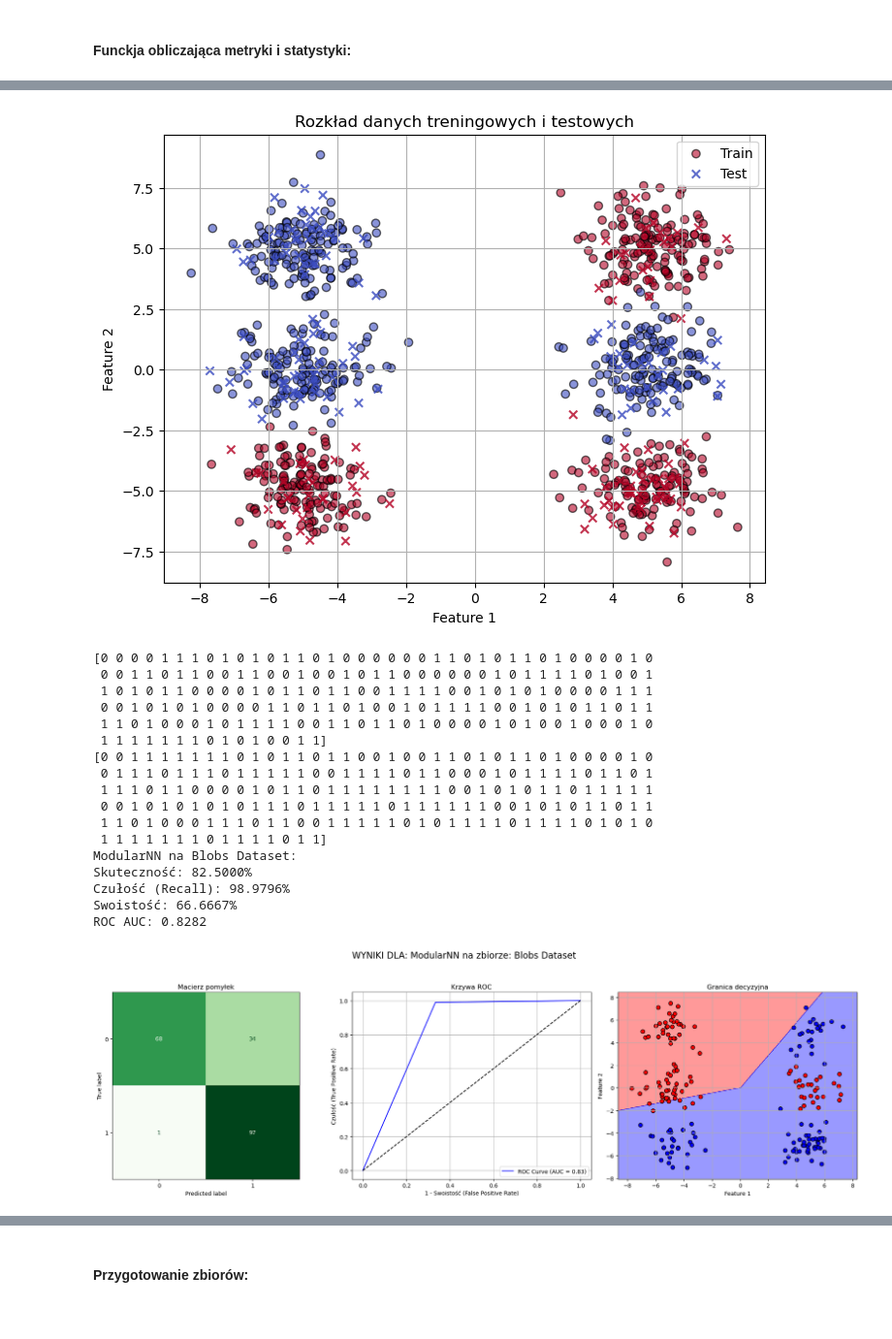
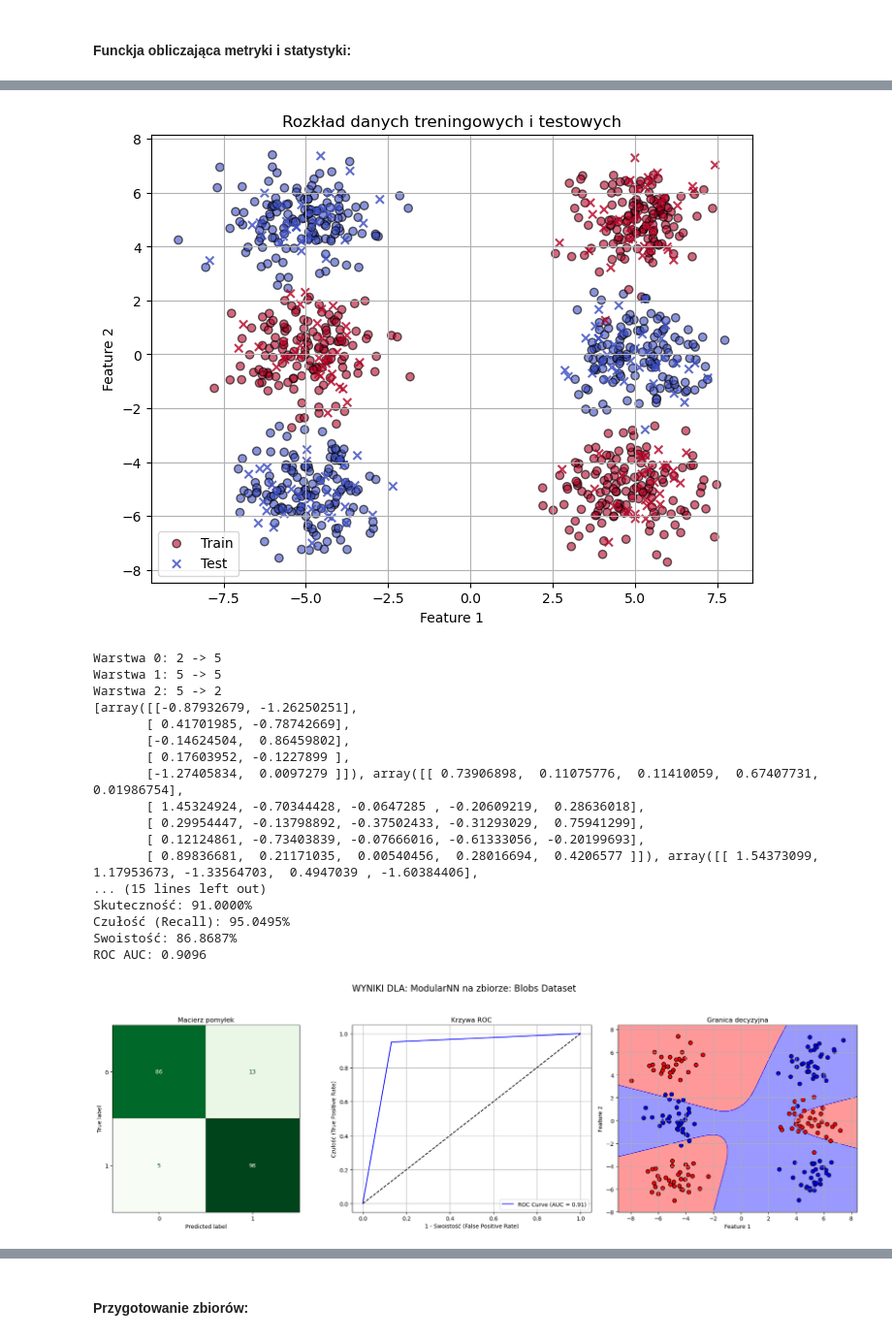
Before and after one commit to Jvsin/ai-studies, a Jupyter notebook: pum2025/LAB8/lab8.ipynb, the cells around one changed output, grey strips where cells are left out. Shown at 97% size. Saved outputs shown, nothing was run; the diff lists cells and outputs as text; code cells hidden in the pictures.

Commit message:
PUM: LAB8: working logistic

```diff
--- a/pum2025/LAB8/lab8.ipynb
+++ b/pum2025/LAB8/lab8.ipynb
@@ -17,10 +17,10 @@ import time
 # %% [markdown]
 #### Funkcja generująca zbiory danych:
 # %%
-def generate_blobs(n_samples, n_features, random_state, split_data=[0, 1]):
+def generate_blobs(n_samples, n_features, random_state, split_data=[0, 2, 4]):
     centers_multi = [
-        (-5, -5), (-5, 0), (-5, 5),
-        (5, -5), (5, 5), (5, 0)
+        (-5, 5), (-5, 0), (-5, -5),
+        (5, 5), (5, 0), (5, -5)
     ]
     X_uni, y_uni = make_blobs(n_samples=n_samples, centers=centers_multi, n_features=n_features, random_state=random_state)
     y_uni = np.where(np.isin(y_uni, split_data), 0, 1)
@@ -96,12 +96,16 @@ class NeuralNetwork:
         self.max_epochs = max_epochs
         self.weights = []
         for i in range(self.n_layers):
-            weight_matrix = np.random.randn(layers_sizes[i + 1], layers_sizes[i]) * np.sqrt(2 / layers_sizes[i+1])
+            print(f"Warstwa {i}: {layers_sizes[i]} -> {layers_sizes[i + 1]}")
+            weight_matrix = np.random.randn(layers_sizes[i + 1], layers_sizes[i]) * np.sqrt(2 / layers_sizes[i + 1])
             self.weights.append(weight_matrix)
-        self.biases = [np.random.rand(1, size) for size in layers_sizes[1:]]
+        self.biases = [np.zeros((1, size)) for size in layers_sizes[1:]]
+
+        print(self.weights)
+        print(self.biases)
 
     def logistic(self, x):
-        return 1 / (1 + np.exp(-np.clip(x, -500, 500)))  # Zapobiega przepełnieniu w exp
+        return 1 / (1 + np.exp(-np.clip(x, -500, 500)))
 
     def logistic_derivative(self, x):
         s = self.logistic(x)
@@ -131,12 +135,11 @@ class NeuralNetwork:
             s = np.dot(activations[-1], self.weights[i].T) + self.biases[i]
             res = self.activate(s)
             activations.append(res)
-        return activations  # Zwraca wszystkie aktywacje
+        return activations
 
     def backward(self, X, y, activations):
         deltas = []
-        # Zakładamy, że y jest w formacie one-hot (n_samples, 2)
-        error = activations[-1] - y  # Błąd na warstwie wyjściowej
+        error = activations[-1] - y
         delta = error * self.activate_derivative(activations[-1])
         deltas.append(delta)
 
@@ -150,8 +153,8 @@ class NeuralNetwork:
 
     def adjust_weights(self, X, activations, deltas):
         for i in range(self.n_layers):
-            self.weights[i] -= self.eta * np.dot(deltas[i].T, activations[i])
-            self.biases[i] -= self.eta * np.sum(deltas[i], axis=0, keepdims=True)
+            self.weights[i] -= self.eta * np.dot(deltas[i].T, activations[i]) / X.shape[0]
+            self.biases[i] -= self.eta * np.sum(deltas[i], axis=0, keepdims=True) / X.shape[0]
 
     def train(self, X, y):
         y = np.eye(self.weights[-1].shape[0])[y]
@@ -160,53 +163,53 @@ class NeuralNetwork:
             deltas = self.backward(X, y, activations)
             self.adjust_weights(X, activations, deltas)
 
-            # if epoch % 100 == 0:
-            #     loss = np.mean((activations[-1] - y) ** 2)
-            #     print(f"Epoka {epoch}, Strata: {loss:.4f}")
-
     def predict(self, X):
         activations = self.forward(X)
         # Zwraca indeks neuronu z największą wartością (0 lub 1)
         return np.argmax(activations[-1], axis=1)
 # %%
-X, y = generate_blobs(n_samples=1000, n_features=2, random_state=42, split_data=[0, 1, 4])
-X_train, X_test, y_train, y_test = train_test_split(X, y, test_size=0.2, random_state=42)
+from sklearn.preprocessing import MinMaxScaler
+
+X, y = generate_blobs(n_samples=1000, n_features=2, random_state=259195, split_data=[0, 2, 4])
+# scaler = MinMaxScaler()
+# X = scaler.fit_transform(X)
+X_train, X_test, y_train, y_test = train_test_split(X, y, test_size=0.2, random_state=259195)
 
 plt.figure(figsize=(8, 6))
 plt.scatter(X_train[:, 0], X_train[:, 1], c=y_train, cmap='coolwarm', label='Train', alpha=0.6, edgecolor='k')
 plt.scatter(X_test[:, 0], X_test[:, 1], c=y_test, cmap='coolwarm', marker='x', label='Test', alpha=0.8)
 plt.title('Rozkład danych treningowych i testowych')
 plt.xlabel('Feature 1')
 plt.ylabel('Feature 2')
 plt.legend()
 plt.grid(True)
 plt.show()
 
 for i in range(1):
-    nn = NeuralNetwork(layers_sizes=[2, 5, 5, 2], act_fun='logistic', eta=0.01, max_epochs=1000)
+    nn = NeuralNetwork(layers_sizes=[2, 5, 5, 2], act_fun='logistic', eta=0.1, max_epochs=5000)
     nn.train(X_train, y_train)
     y_pred = nn.predict(X_test)
 print(y_test)
 print(y_pred)
 acc, sensitivity, specificity, roc_auc = evaluate_classifier(
 y_test, y_pred, X_test, y_test, nn, "ModularNN", "Blobs Dataset", labels=[0, 1], decision_plot=True)
 # %% [output]
-[figure, old version]
+[figure, new version]
-[0 0 0 0 1 1 1 0 1 0 1 0 1 1 0 1 0 0 0 0 0 0 1 1 0 1 0 1 1 0 1 0 0 0 0 1 0
- 0 0 1 1 0 1 1 0 0 1 1 0 0 1 0 0 1 0 1 1 0 0 0 0 0 0 1 0 1 1 1 1 0 1 0 0 1
- 1 0 1 0 1 1 0 0 0 0 1 0 1 1 0 1 1 0 0 1 1 1 1 0 0 1 0 1 0 1 0 0 0 0 1 1 1
- 0 0 1 0 1 0 1 0 0 0 0 1 1 0 1 1 0 1 0 0 1 0 1 1 1 1 0 0 1 0 1 0 1 1 0 1 1
- 1 1 0 1 0 0 0 1 0 1 1 1 1 0 0 1 1 0 1 1 0 1 0 0 0 0 1 0 1 0 0 1 0 0 0 1 0
- 1 1 1 1 1 1 1 0 1 0 1 0 0 1 1]
-[0 0 1 1 1 1 1 1 1 0 1 0 1 1 0 1 1 0 0 1 0 0 1 1 0 1 0 1 1 0 1 0 0 0 0 1 0
- 0 1 1 1 0 1 1 1 0 1 1 1 1 1 0 0 1 1 1 1 0 1 1 0 0 0 1 0 1 1 1 1 0 1 1 0 1
- 1 1 1 0 1 1 0 0 0 0 1 0 1 1 0 1 1 1 1 1 1 1 1 0 0 1 0 1 0 1 1 0 1 1 1 1 1
- 0 0 1 0 1 0 1 0 1 0 1 1 1 0 1 1 1 1 1 0 1 1 1 1 1 1 0 0 1 0 1 0 1 1 0 1 1
- 1 1 0 1 0 0 0 1 1 1 0 1 1 0 0 1 1 1 1 1 0 1 0 1 1 1 1 0 1 1 1 1 0 1 0 1 0
- 1 1 1 1 1 1 1 0 1 1 1 1 0 1 1]
-ModularNN na Blobs Dataset:
-Skuteczność: 82.5000%
-Czułość (Recall): 98.9796%
-Swoistość: 66.6667%
-ROC AUC: 0.8282
+Warstwa 0: 2 -> 5
+Warstwa 1: 5 -> 5
+Warstwa 2: 5 -> 2
+[array([[-0.87932679, -1.26250251],
+       [ 0.41701985, -0.78742669],
+       [-0.14624504,  0.86459802],
+       [ 0.17603952, -0.1227899 ],
+       [-1.27405834,  0.0097279 ]]), array([[ 0.73906898,  0.11075776,  0.11410059,  0.67407731,  0.01986754],
+       [ 1.45324924, -0.70344428, -0.0647285 , -0.20609219,  0.28636018],
+       [ 0.29954447, -0.13798892, -0.37502433, -0.31293029,  0.75941299],
+       [ 0.12124861, -0.73403839, -0.07666016, -0.61333056, -0.20199693],
+       [ 0.89836681,  0.21171035,  0.00540456,  0.28016694,  0.4206577 ]]), array([[ 1.54373099,  1.17953673, -1.33564703,  0.4947039 , -1.60384406],
+... (15 lines left out)
+Skuteczność: 91.0000%
+Czułość (Recall): 95.0495%
+Swoistość: 86.8687%
+ROC AUC: 0.9096
-[figure, old version]
+[figure, new version]
```
Also changed, not shown: parts of 2 cells of this notebook.
